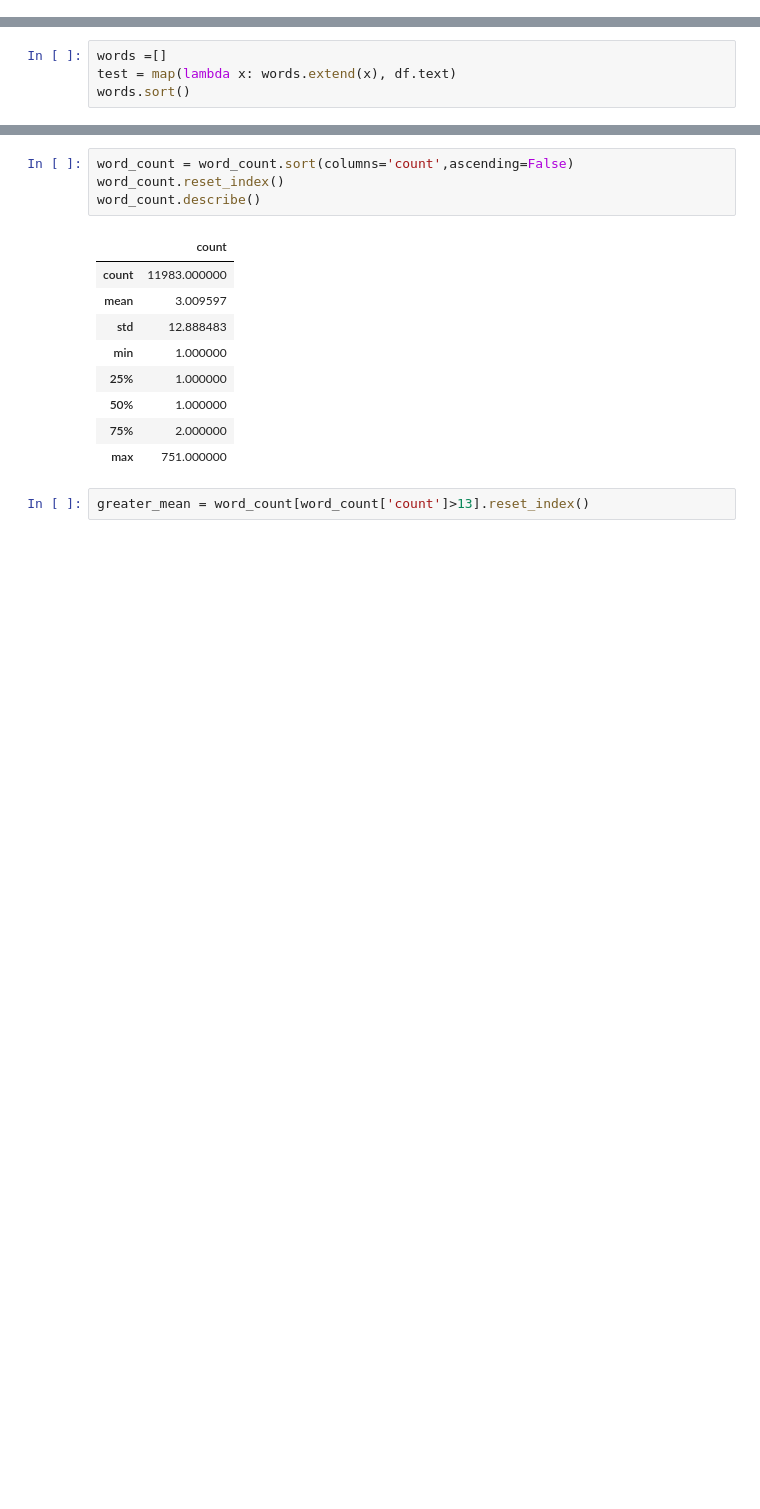
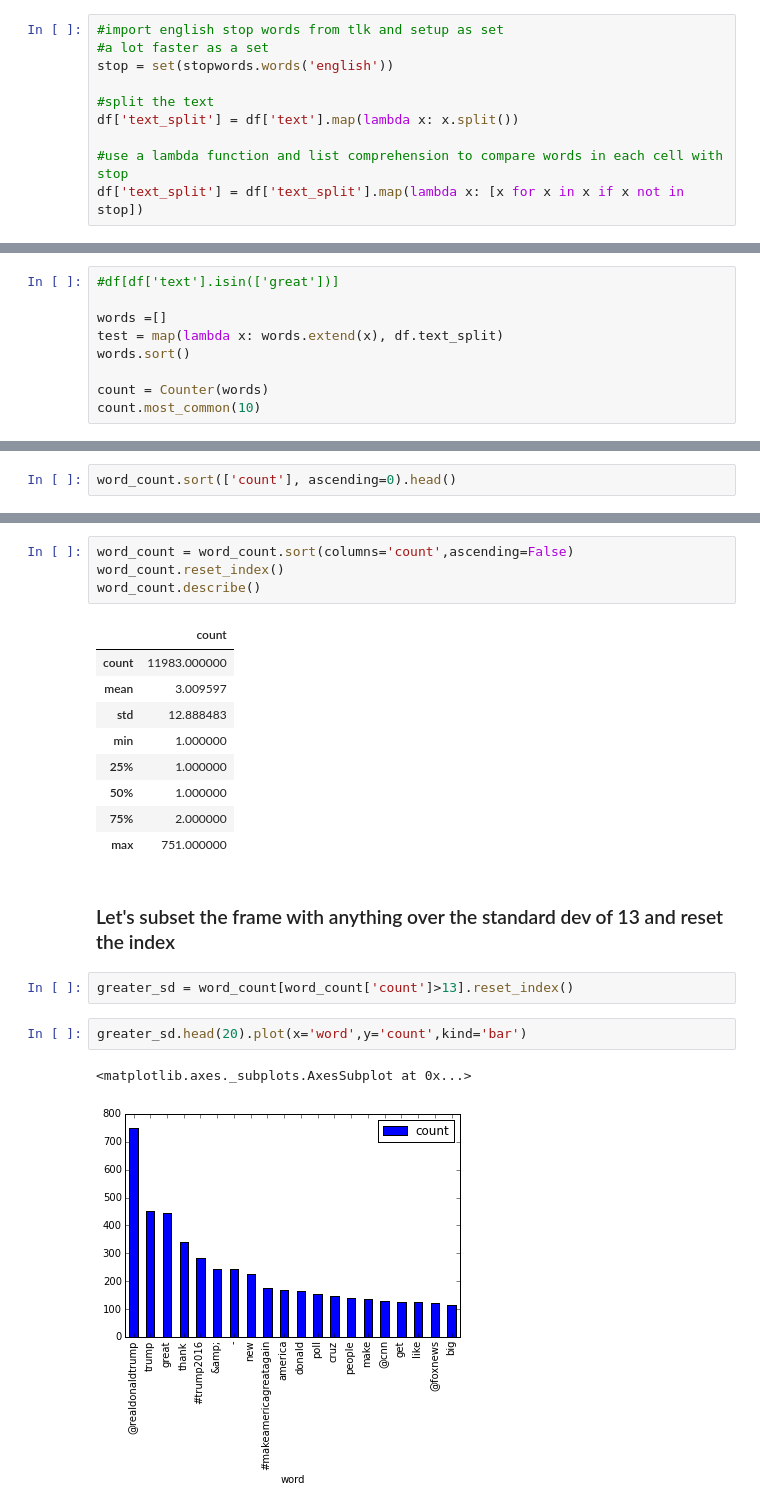
Before and after one commit to 0xSmick/trump_analysis, a Jupyter notebook: trump_analysis.ipynb, the cells around one changed output, grey strips where cells are left out. Drawn from its saved outputs; the diff is of its cells as text; blank space fills up the shorter version.

```diff
--- a/trump_analysis.ipynb
+++ b/trump_analysis.ipynb
@@ -55,0 +41,10 @@ TypeError: unhashable type: 'list'
+# %%
+#import english stop words from tlk and setup as set
+#a lot faster as a set
+stop = set(stopwords.words('english'))
+
+#split the text
+df['text_split'] = df['text'].map(lambda x: x.split())
+
+#use a lambda function and list comprehension to compare words in each cell with stop
+df['text_split'] = df['text_split'].map(lambda x: [x for x in x if x not in stop])
@@ -56,4 +66,9 @@ TypeError: unhashable type: 'list'
 # %%
+#df[df['text'].isin(['great'])]
+
 words =[]
-test = map(lambda x: words.extend(x), df.text)
+test = map(lambda x: words.extend(x), df.text_split)
 words.sort()
+
+count = Counter(words)
+count.most_common(10)
@@ -69,0 +107,2 @@ word_count = pd.DataFrame(count.items(), columns=['word','count'])
+# %%
+word_count.sort(['count'], ascending=0).head()
@@ -81,5 +129,12 @@ word_count.describe()
 | 50% | 1.000000 |
 | 75% | 2.000000 |
 | max | 751.000000 |
+# %% [markdown]
+### Let's subset the frame with anything over the standard dev of 13 and reset the index
 # %%
-greater_mean = word_count[word_count['count']>13].reset_index()
+greater_sd = word_count[word_count['count']>13].reset_index()
+# %%
+greater_sd.head(20).plot(x='word',y='count',kind='bar')
+# %% [output]
+<matplotlib.axes._subplots.AxesSubplot at 0x...>
+[figure, added]
```
Also changed, not shown: parts of 37 cells of this notebook, 1 other file.
